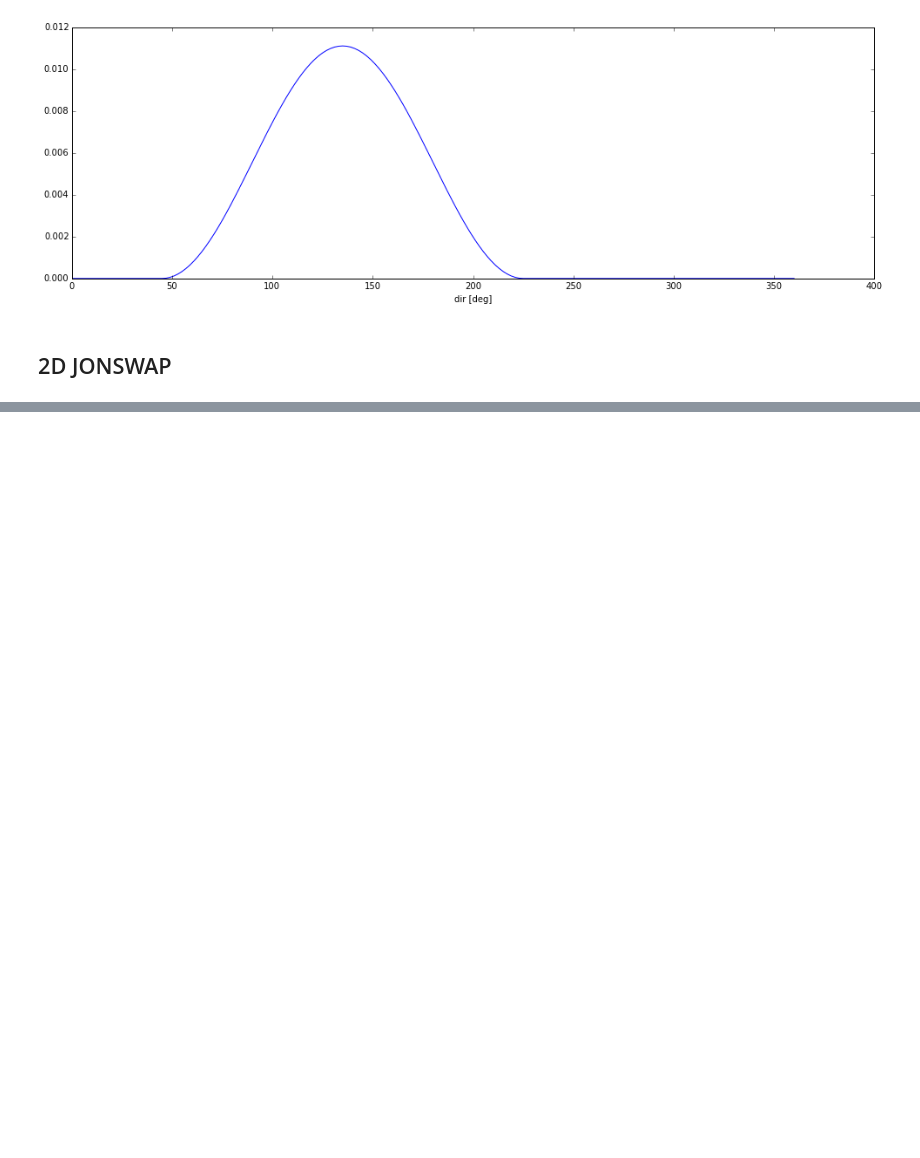
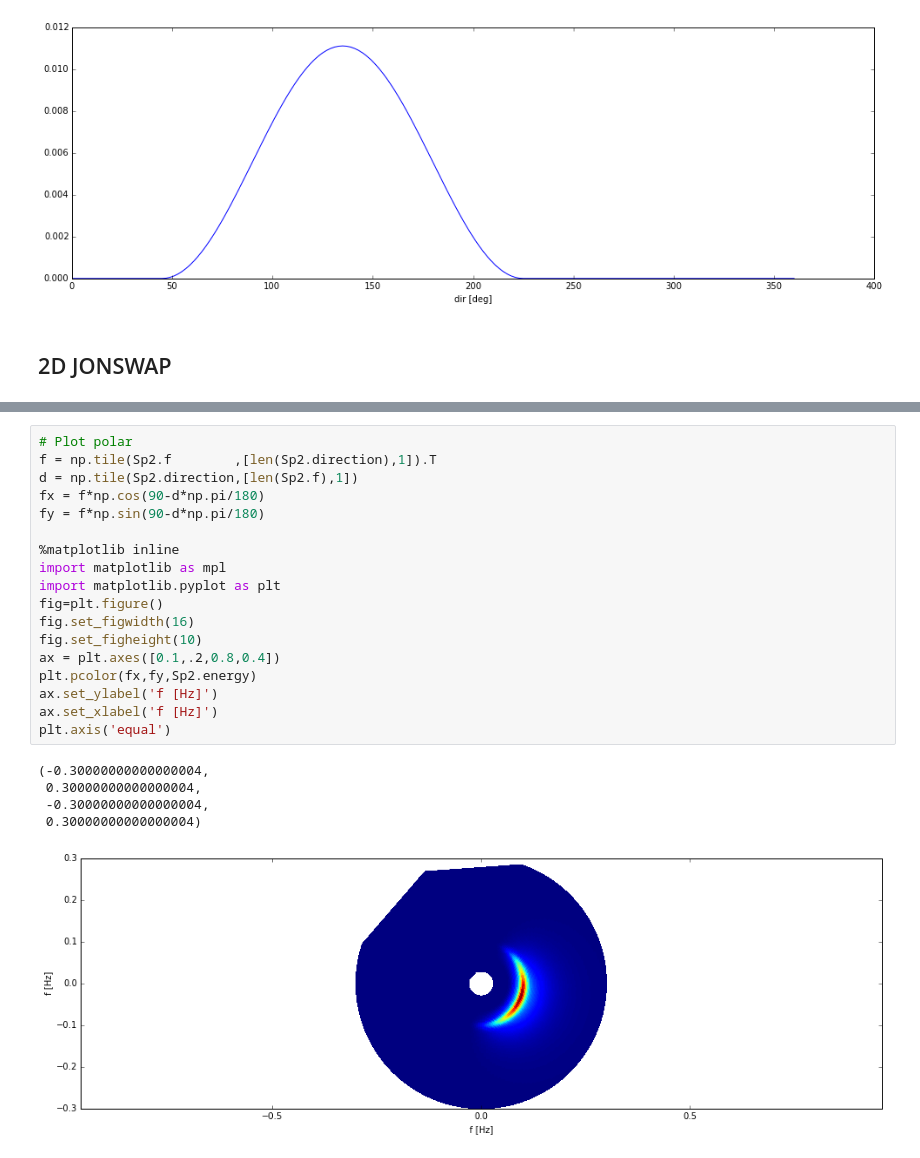
Before and after one commit to openearth/pyswan, a Jupyter notebook: oceanwaves.ipynb, the cells around one changed output, grey strips where cells are left out. Saved outputs shown, nothing was run; the diff lists cells and outputs as text; blank space fills up the shorter version.

Commit message:
polar plot added, take optional time and space dimensions into account for plot and repr

```diff
--- a/oceanwaves.ipynb
+++ b/oceanwaves.ipynb
@@ -75,3 +80,27 @@ ax.set_xlabel('dir [deg]')
 # %% [output]
 <matplotlib.text.Text at 0x...>
 [figure]
+# %%
+# Plot polar
+f = np.tile(Sp2.f        ,[len(Sp2.direction),1]).T
+d = np.tile(Sp2.direction,[len(Sp2.f),1])
+fx = f*np.cos(90-d*np.pi/180)
+fy = f*np.sin(90-d*np.pi/180)
+
+%matplotlib inline
+import matplotlib as mpl
+import matplotlib.pyplot as plt
+fig=plt.figure()
+fig.set_figwidth(16)
+fig.set_figheight(10)
+ax = plt.axes([0.1,.2,0.8,0.4])
+plt.pcolor(fx,fy,Sp2.energy)
+ax.set_ylabel('f [Hz]')
+ax.set_xlabel('f [Hz]')
+plt.axis('equal')
+# %% [output]
+(-0.30000000000000004,
+ 0.30000000000000004,
+ -0.30000000000000004,
+ 0.30000000000000004)
+[figure, added]
```
Also changed, not shown: parts of 3 cells of this notebook, 1 other file.
